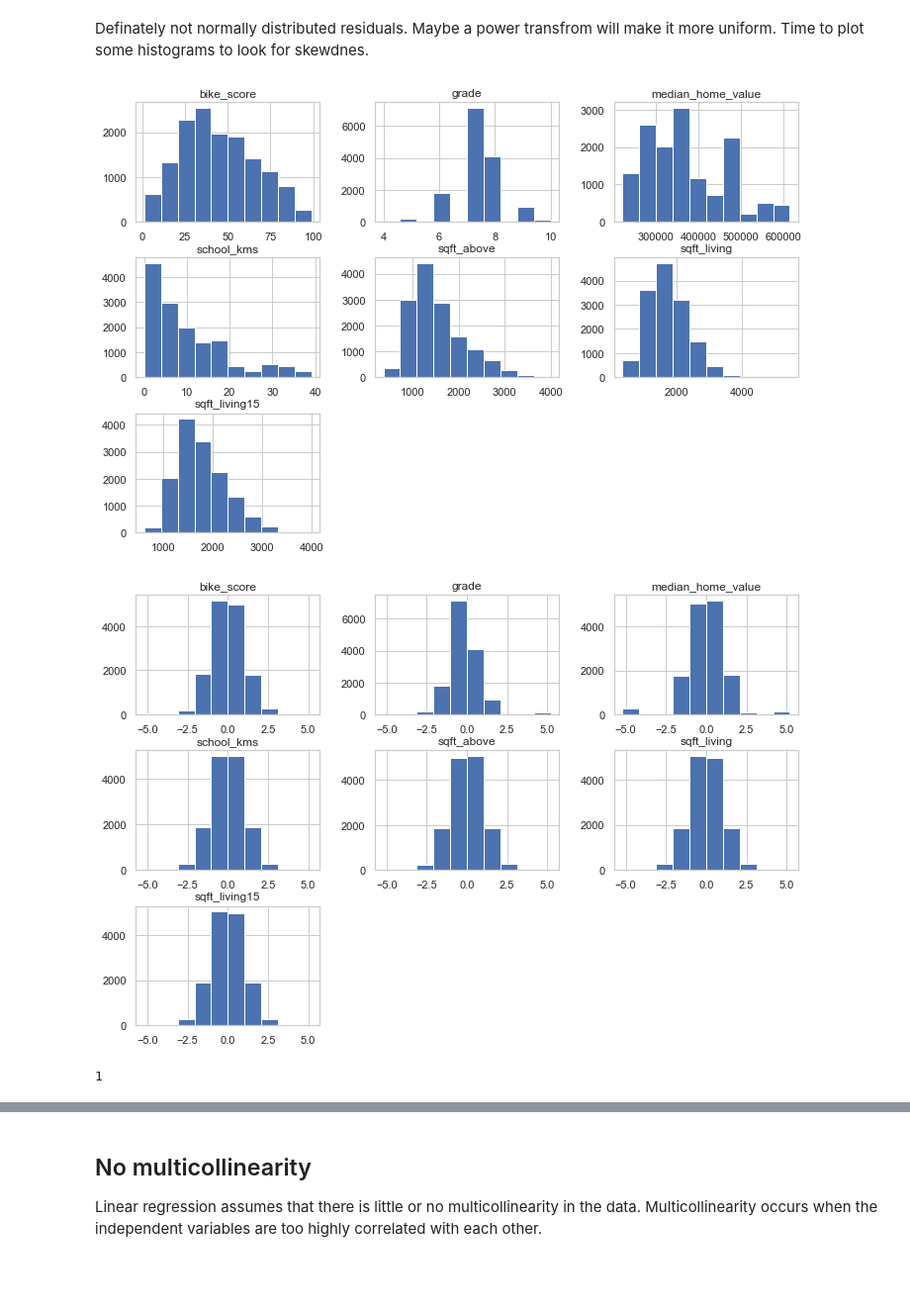
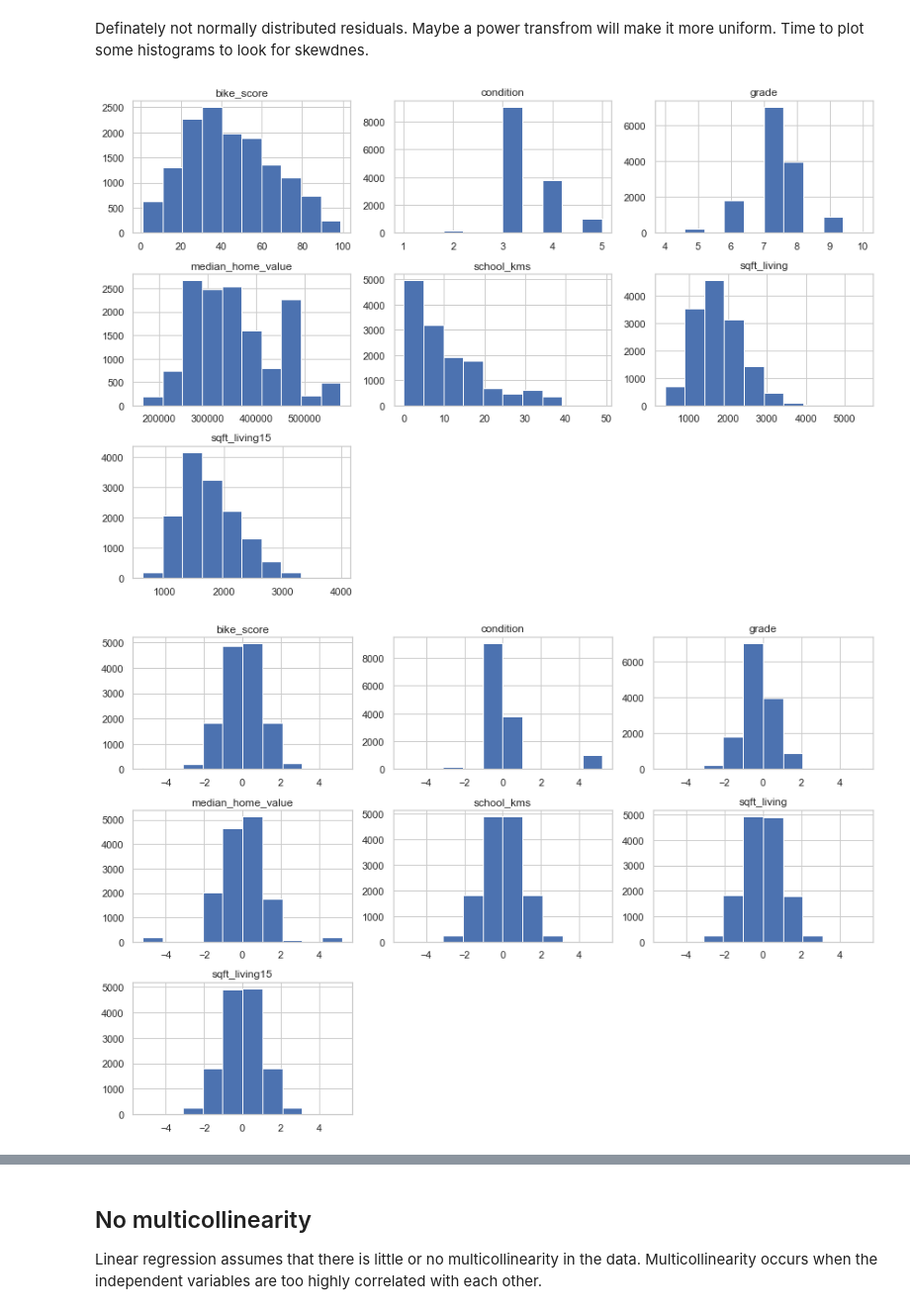
Before and after one commit to Jesse989/home-price-predictions, a Jupyter notebook: notebooks/modeling.ipynb, the cells around one changed output, grey strips where cells are left out. Shown at 99% size. Drawn from its saved outputs; the diff is of its cells as text; code cells hidden in the pictures; blank space fills up the shorter version.

```diff
--- a/notebooks/modeling.ipynb
+++ b/notebooks/modeling.ipynb
@@ -56,9 +56,10 @@ memory usage: 2.8 MB
 # %%
 # dropping any columns that do not show a linear relationship
 to_check = df.drop(
-    ['id','price', 'lat', 'long', 'sqft_basement', 'school_mins', 'median_household_income',
-     'yr_built','sqft_lot', 'sqft_lot15', 'condition', 'walk_score', 'floors', 'bedrooms', 'view',
-     'transit_score', 'zipcode', 'bathrooms'], axis=1).columns
+    ['bathrooms', 'bedrooms', 'floors', 'id', 'lat', 'long',
+     'median_household_income', 'price', 'school_mins', 'sqft_above',
+     'sqft_basement', 'sqft_lot', 'sqft_lot15', 'transit_score',
+     'view', 'walk_score', 'yr_built', 'zipcode'], axis=1).columns
 # %%
 df[to_check].dtypes
 # %% [output]
@@ -121,9 +122,10 @@ for i in range(len(model.sm_results)):
 Definately not normally distributed residuals. Maybe a power transfrom will make it more uniform.
 Time to plot some histograms to look for skewdnes.
 # %%
-df[to_check].hist(figsize=(12, 8));
+df[to_check].hist(figsize=(12, 8))
+plt.tight_layout();
 # %% [output]
-[figure, old version]
+[figure, new version]
 # %%
 from sklearn.preprocessing import QuantileTransformer
 qt = QuantileTransformer(output_distribution='normal')
@@ -132,11 +134,8 @@ to_transform= ['bike_score', 'bedrooms', 'median_household_income', 'median_home
 df[to_transform] = qt.fit_transform(df[to_transform])
 # %%
-df[to_check].hist(figsize=(12, 8));
+df[to_check].hist(figsize=(12, 8))
+plt.tight_layout()
 # %% [output]
-[figure, old version]
+[figure, new version]
-# %%
-(df['school_kms'] < -4).sum()
-# %% [output]
-1
 # %%
 #Finding a cutoff point
```
Also changed, not shown: parts of 37 cells of this notebook, 8 other files.
